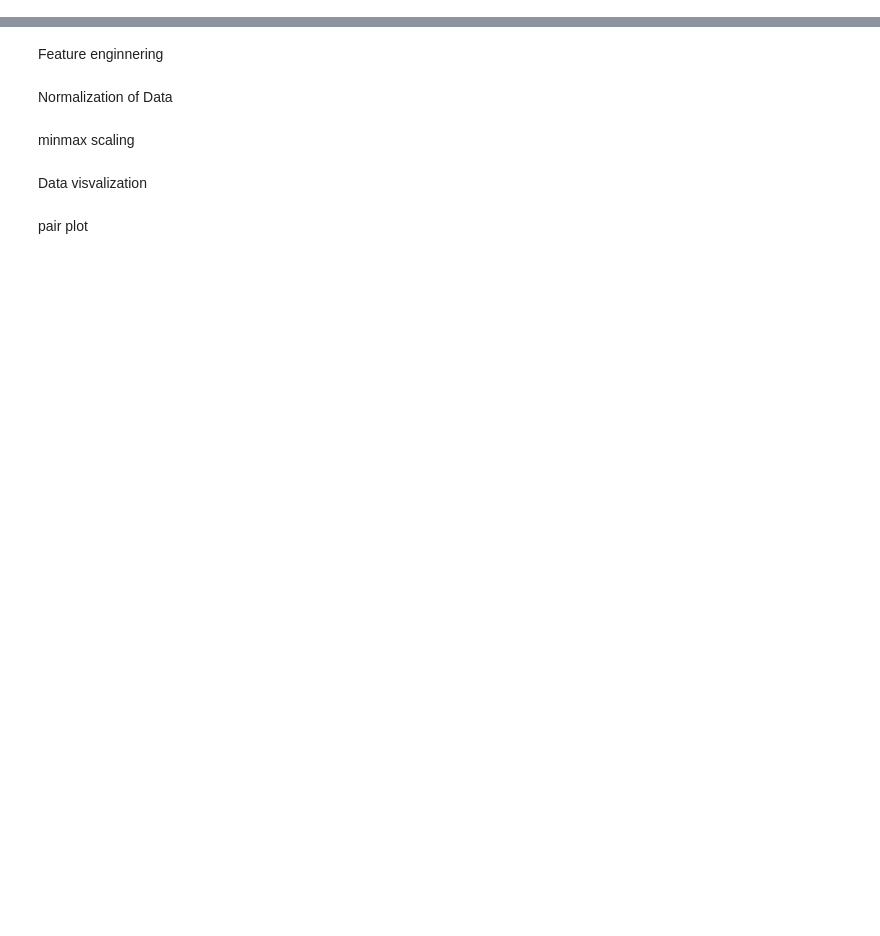
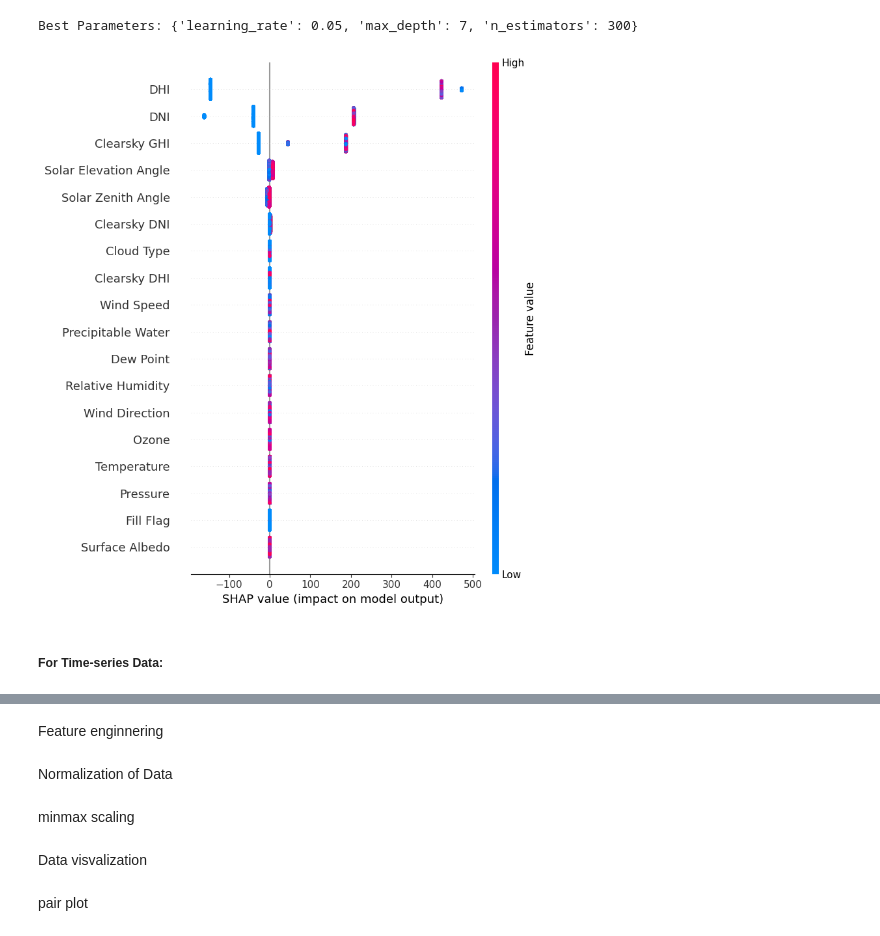
Before and after one commit to pro-nine/Pranav_project_Timeseries, a Jupyter notebook: Solar_irrdc_pred.ipynb, the cells around one changed output, grey strips where cells are left out. Cells and saved outputs as stored; diff of their text form; code cells hidden in the pictures; blank space fills up the shorter version.

```diff
--- a/Solar_irrdc_pred.ipynb
+++ b/Solar_irrdc_pred.ipynb
@@ -68,0 +234,9 @@ None
+# %%
+# Define a threshold for solar zenith angle (e.g., above 90° is nighttime)
+#data['is_night'] = (data['Solar Zenith Angle'] > 90).astype(int)
+
+# Check correlation of DNI, GHI, and DHI with 'is_night'
+#print(data[['DNI', 'GHI', 'DHI', 'is_night']].corr())
+
+# Create a new derived features
+data['Solar Elevation Angle'] = 90 - data['Solar Zenith Angle']
@@ -68,0 +408,29 @@ None
+# %%
+from sklearn.ensemble import GradientBoostingRegressor
+from sklearn.model_selection import GridSearchCV
+
+param_grid = {
+    'n_estimators': [100, 200, 300],
+    'learning_rate': [0.01, 0.05, 0.1],
+    'max_depth': [3, 5, 7]
+}
+
+gb_model = GradientBoostingRegressor(random_state=42)
+grid_search = GridSearchCV(gb_model, param_grid, cv=3, scoring='neg_mean_squared_error')
+grid_search.fit(X_train_nts, y_train_nts)
+
+print("Best Parameters:", grid_search.best_params_)
+best_gb_model = grid_search.best_estimator_
+# %% [output]
+Best Parameters: {'learning_rate': 0.05, 'max_depth': 7, 'n_estimators': 300}
+# %%
+import shap
+
+explainer = shap.Explainer(rf_model)  # Random Forest
+shap_values = explainer(X_test_nts)
+
+shap.summary_plot(shap_values, X_test_nts, feature_names=X_nts.columns)
+# %% [output]
+[figure, added]
+# %% [markdown]
+##### **For Time-series Data:**
```
Also changed, not shown: parts of 47 cells of this notebook.
